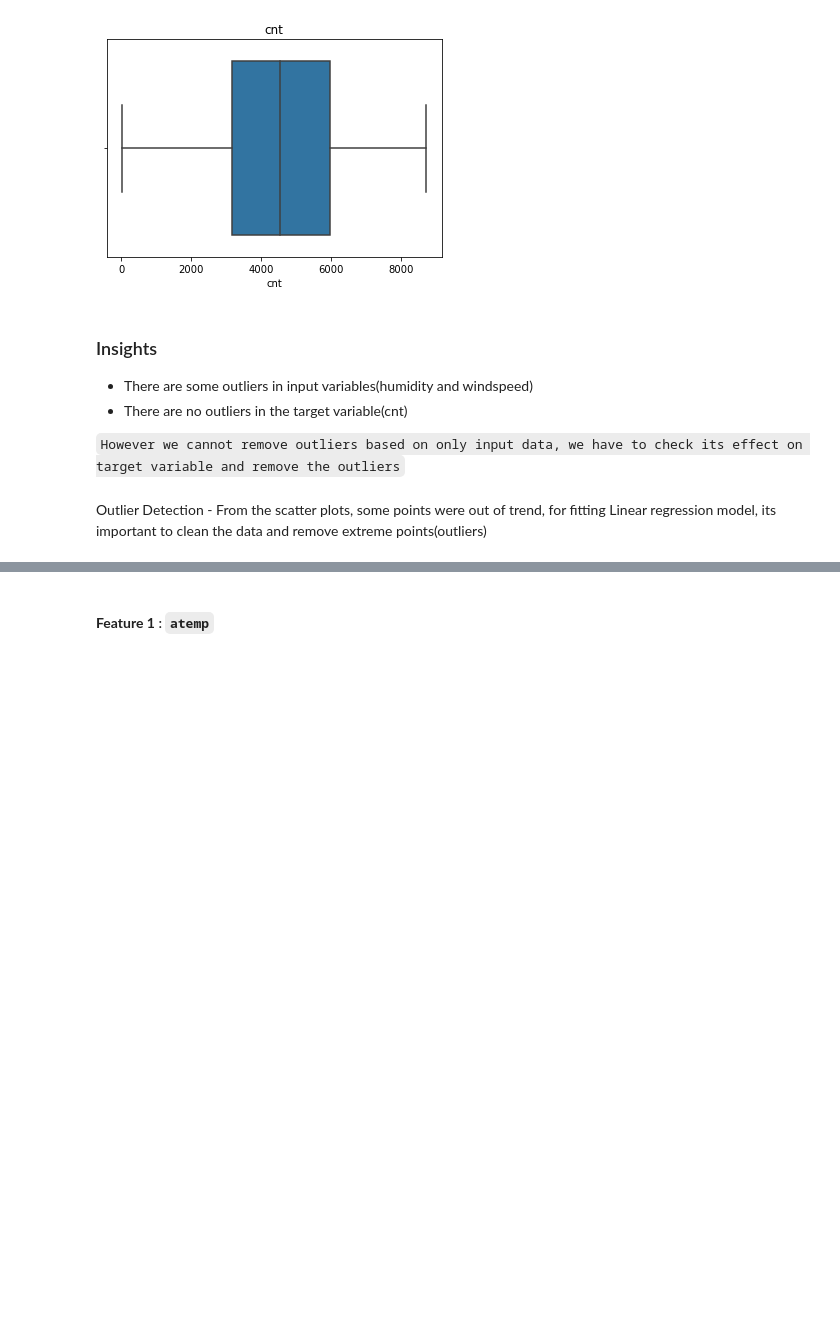
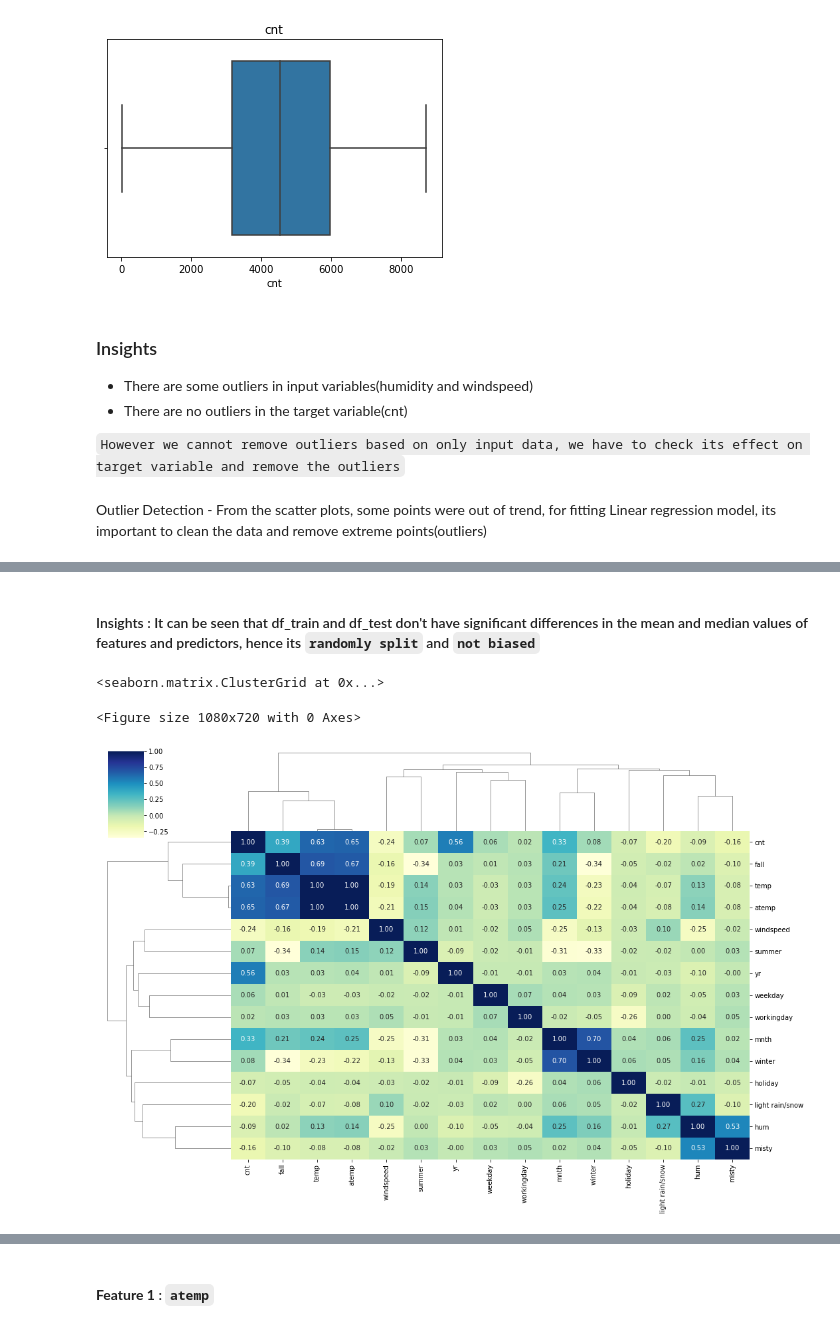
Before and after one commit to karthickchetti/Bike_Sharing, a Jupyter notebook: BikeSharing/Bike_Sharing.ipynb, the cells around one changed output, grey strips where cells are left out. Drawn from its saved outputs; the diff is of its cells as text; code cells hidden in the pictures; blank space fills up the shorter version.

```diff
--- a/BikeSharing/Bike_Sharing.ipynb
+++ b/BikeSharing/Bike_Sharing.ipynb
@@ -162,0 +204,11 @@ df_train, df_test = train_test_split(data, train_size = 0.7, test_size = 0.3, ra
+# %% [markdown]
+#### Insights : It can be seen that df_train and df_test don't have significant differences in the mean and median values of features and predictors, hence its `randomly split` and `not biased`
+# %%
+#Correlation Map
+plt.figure(figsize=(15,10))
+# sns.heatmap(df_train.corr(),annot=True,cmap="YlGnBu",fmt=".2f")
+sns.clustermap(df_train.corr(), figsize=(15, 10),annot=True,cmap="YlGnBu",fmt=".2f")
+# %% [output]
+<seaborn.matrix.ClusterGrid at 0x...>
+<Figure size 1080x720 with 0 Axes>
+[figure, added]
```
Also changed, not shown: parts of 80 cells of this notebook.
